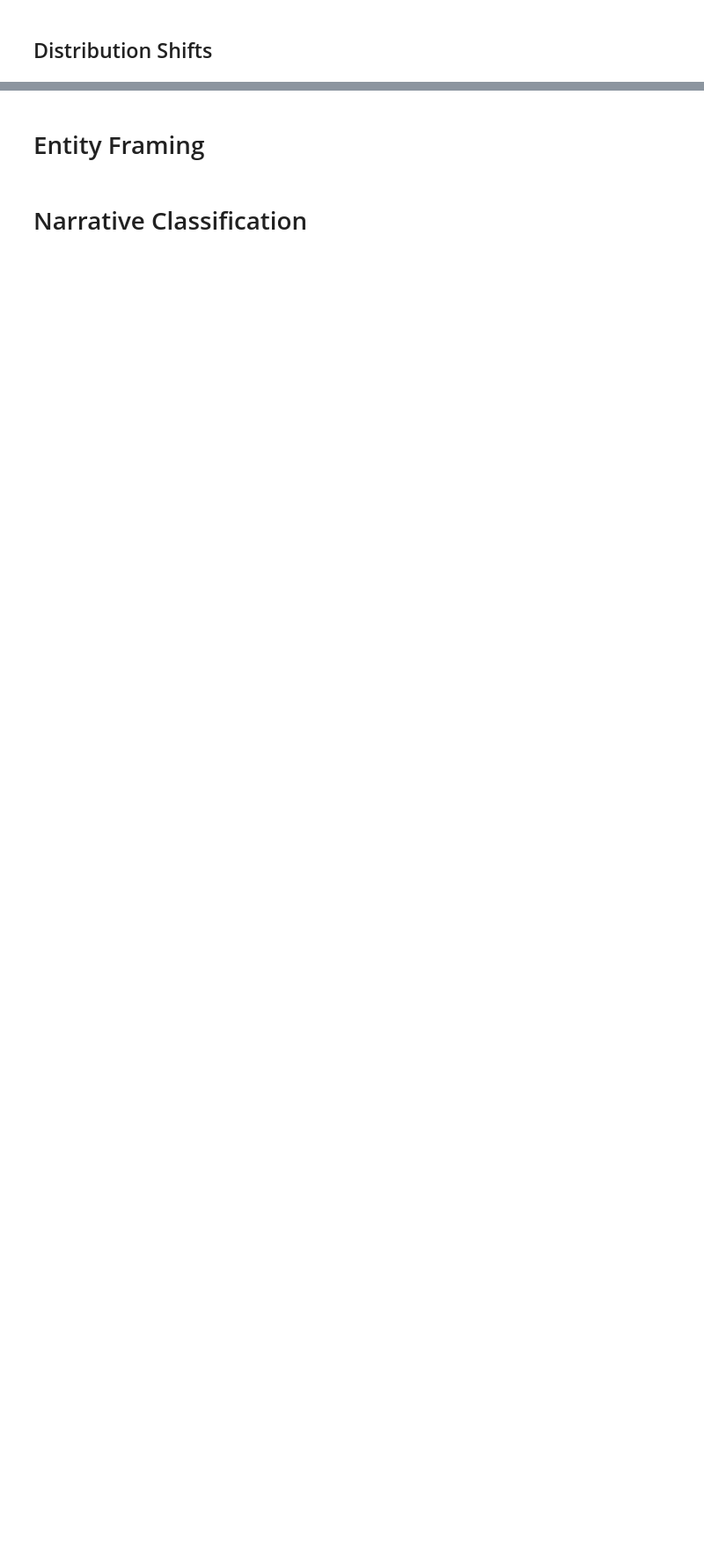
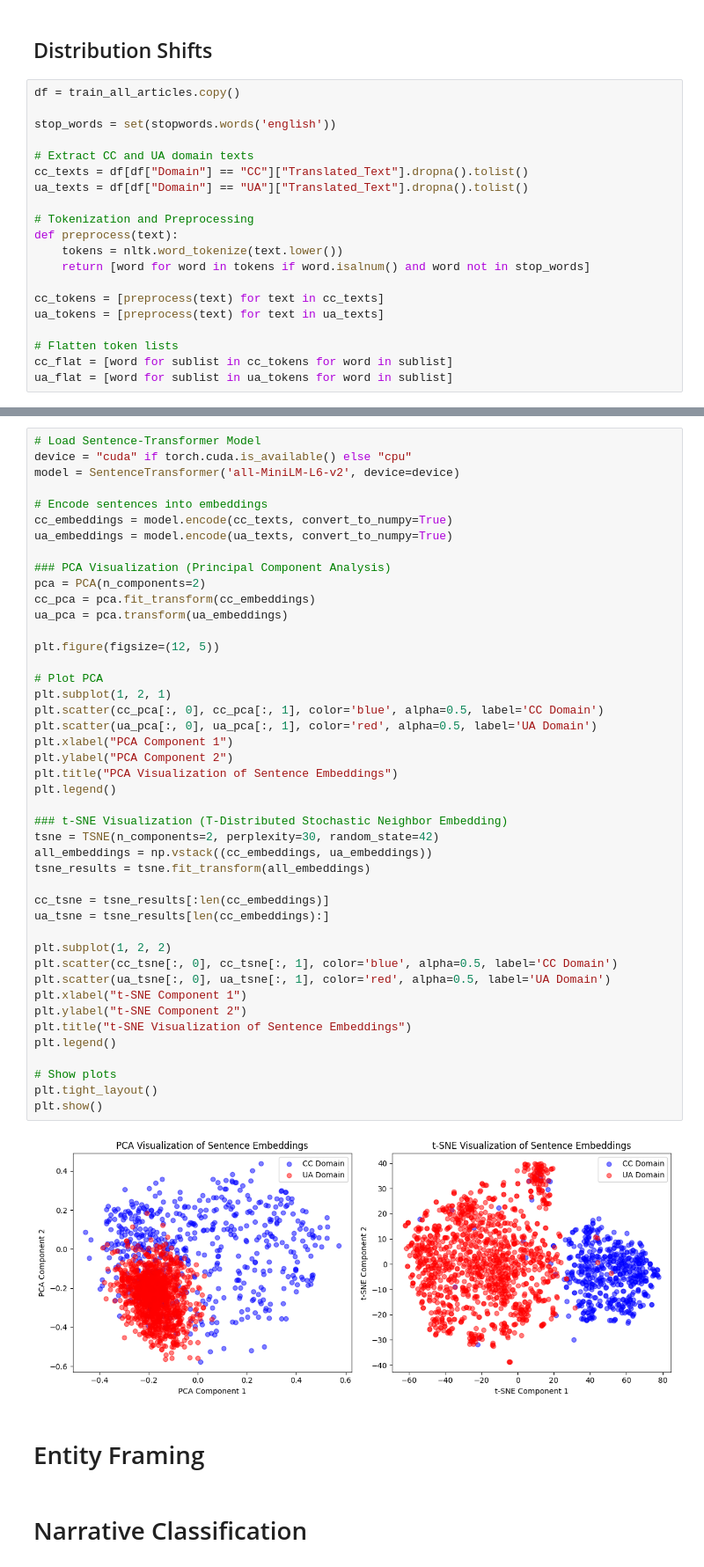
Before and after one commit to aahepburn/Multi-Task-Propaganda-Detection, a Jupyter notebook: exploratory-data-analysis.ipynb, the cells around one changed output, grey strips where cells are left out. Shown at 88% size. Cells and saved outputs as stored; diff of their text form; blank space fills up the shorter version.

```diff
--- a/exploratory-data-analysis.ipynb
+++ b/exploratory-data-analysis.ipynb
@@ -90,2 +116,22 @@ plt.show()
 # %% [markdown]
 ## Distribution Shifts
+# %%
+df = train_all_articles.copy()
+
+stop_words = set(stopwords.words('english'))
+
+# Extract CC and UA domain texts
+cc_texts = df[df["Domain"] == "CC"]["Translated_Text"].dropna().tolist()
+ua_texts = df[df["Domain"] == "UA"]["Translated_Text"].dropna().tolist()
+
+# Tokenization and Preprocessing
+def preprocess(text):
+    tokens = nltk.word_tokenize(text.lower())
+    return [word for word in tokens if word.isalnum() and word not in stop_words]
+
+cc_tokens = [preprocess(text) for text in cc_texts]
+ua_tokens = [preprocess(text) for text in ua_texts]
+
+# Flatten token lists
+cc_flat = [word for sublist in cc_tokens for word in sublist]
+ua_flat = [word for sublist in ua_tokens for word in sublist]
@@ -92,3 +240,49 @@ plt.show()
+# %%
+# Load Sentence-Transformer Model
+device = "cuda" if torch.cuda.is_available() else "cpu"
+model = SentenceTransformer('all-MiniLM-L6-v2', device=device)
+
+# Encode sentences into embeddings
+cc_embeddings = model.encode(cc_texts, convert_to_numpy=True)
+ua_embeddings = model.encode(ua_texts, convert_to_numpy=True)
+
+### PCA Visualization (Principal Component Analysis)
+pca = PCA(n_components=2)
+cc_pca = pca.fit_transform(cc_embeddings)
+ua_pca = pca.transform(ua_embeddings)
+
+plt.figure(figsize=(12, 5))
+
+# Plot PCA
+plt.subplot(1, 2, 1)
+plt.scatter(cc_pca[:, 0], cc_pca[:, 1], color='blue', alpha=0.5, label='CC Domain')
+plt.scatter(ua_pca[:, 0], ua_pca[:, 1], color='red', alpha=0.5, label='UA Domain')
+plt.xlabel("PCA Component 1")
+plt.ylabel("PCA Component 2")
+plt.title("PCA Visualization of Sentence Embeddings")
+plt.legend()
+
+### t-SNE Visualization (T-Distributed Stochastic Neighbor Embedding)
+tsne = TSNE(n_components=2, perplexity=30, random_state=42)
+all_embeddings = np.vstack((cc_embeddings, ua_embeddings))
+tsne_results = tsne.fit_transform(all_embeddings)
+
+cc_tsne = tsne_results[:len(cc_embeddings)]
+ua_tsne = tsne_results[len(cc_embeddings):]
+
+plt.subplot(1, 2, 2)
+plt.scatter(cc_tsne[:, 0], cc_tsne[:, 1], color='blue', alpha=0.5, label='CC Domain')
+plt.scatter(ua_tsne[:, 0], ua_tsne[:, 1], color='red', alpha=0.5, label='UA Domain')
+plt.xlabel("t-SNE Component 1")
+plt.ylabel("t-SNE Component 2")
+plt.title("t-SNE Visualization of Sentence Embeddings")
+plt.legend()
+
+# Show plots
+plt.tight_layout()
+plt.show()
+# %% [output]
+[figure, added]
 # %% [markdown]
 # Entity Framing
 # %% [markdown]
```
Also changed, not shown: parts of 15 cells of this notebook.
